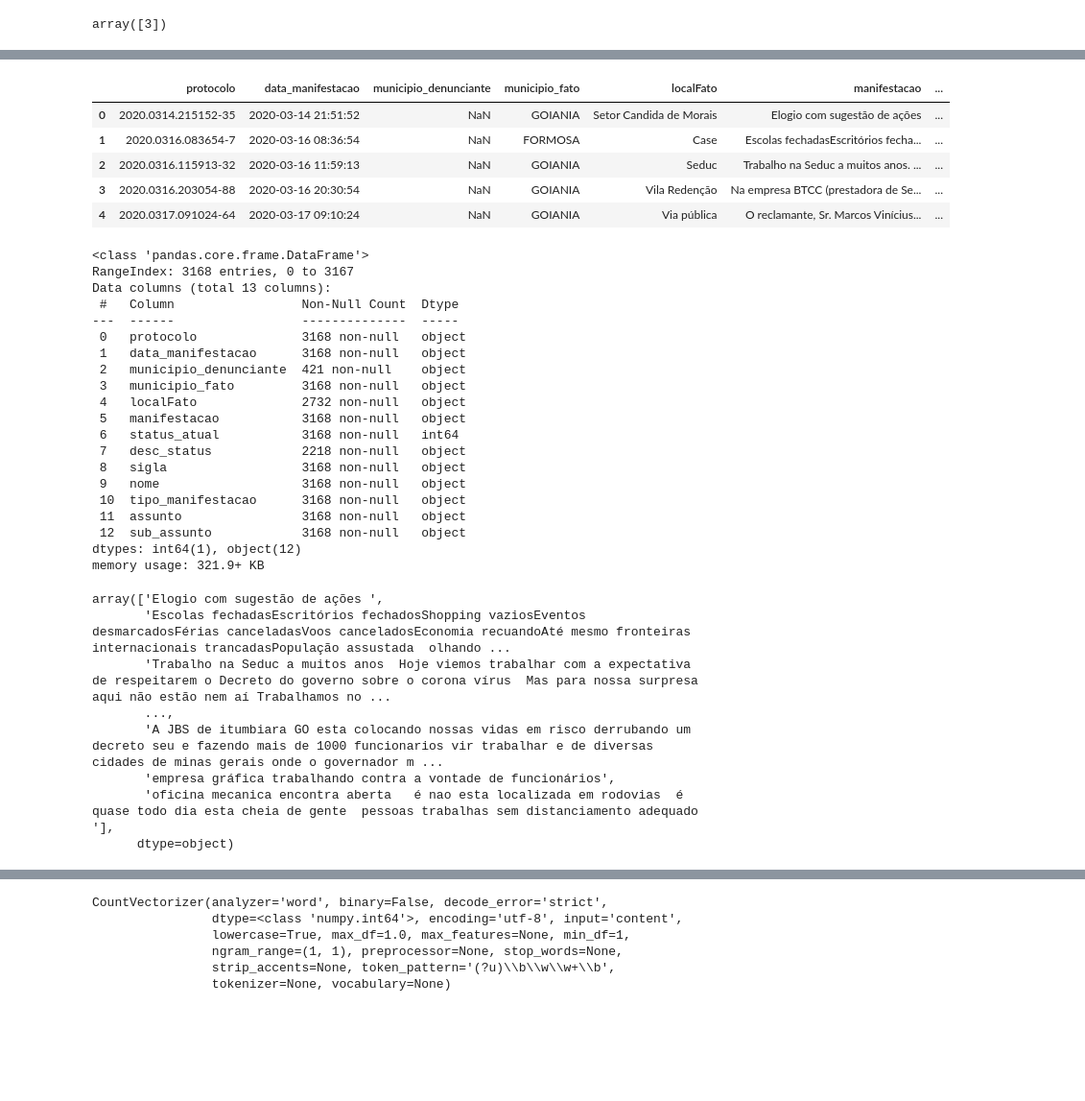
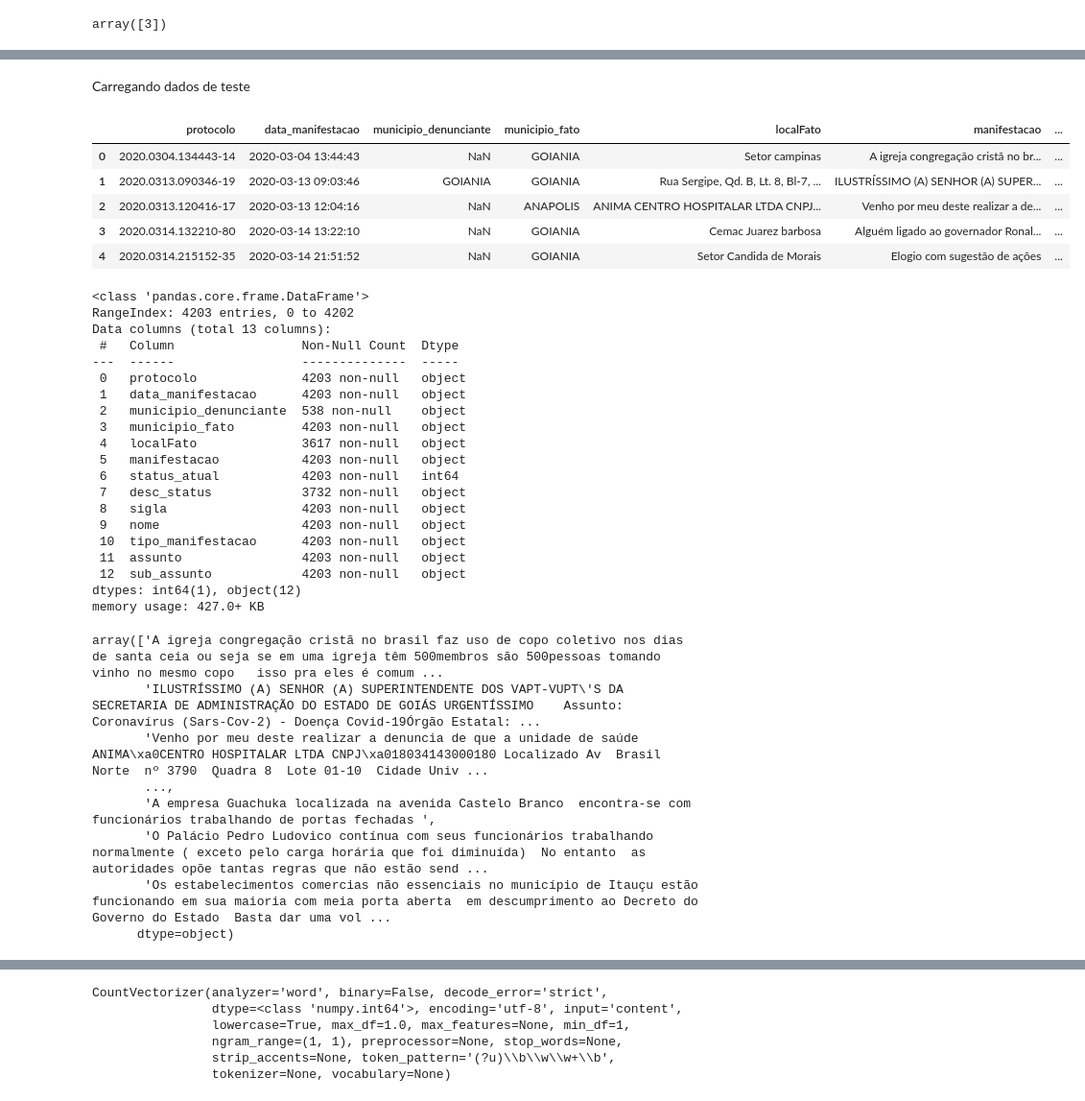
Before and after one commit to ferreirabruno7/Text_analyze, a Jupyter notebook: previsão_cluster_texto_covid_19.ipynb, the cells around one changed output, grey strips where cells are left out. Shown: that part at 96% size. Cells and saved outputs as stored; diff of their text form; code cells hidden in the pictures; blank space fills up the shorter version.

```diff
--- a/previsão_cluster_texto_covid_19.ipynb
+++ b/previsão_cluster_texto_covid_19.ipynb
@@ -357,36 +363,39 @@ weighted avg       0.80      0.78      0.79      2129
+# %% [markdown]
+Carregando dados de teste
 # %%
-comentarios_teste = pd.read_csv("/content/drive/My Drive/Colab Notebooks/manifestacao_10.csv", delimiter = ';', encoding='iso-8859-1')
+#carregar dados de testes
+comentarios_teste = pd.read_csv("/content/drive/My Drive/Colab Notebooks/manifestacao_15.csv", delimiter = ';', encoding='iso-8859-1')
 comentarios_teste.head()
 # %% [output]
 |  | protocolo | data_manifestacao | municipio_denunciante | municipio_fato | localFato | manifestacao | ... |
-| 0 | 2020.0314.215152-35 | 2020-03-14 21:51:52 | NaN | GOIANIA | Setor Candida de Morais | Elogio com sugestão de ações | ... |
-| 1 | 2020.0316.083654-7 | 2020-03-16 08:36:54 | NaN | FORMOSA | Case | Escolas fechadasEscritórios fecha... | ... |
-| 2 | 2020.0316.115913-32 | 2020-03-16 11:59:13 | NaN | GOIANIA | Seduc | Trabalho na Seduc a muitos anos. ... | ... |
-| 3 | 2020.0316.203054-88 | 2020-03-16 20:30:54 | NaN | GOIANIA | Vila Redenção | Na empresa BTCC (prestadora de Se... | ... |
-| 4 | 2020.0317.091024-64 | 2020-03-17 09:10:24 | NaN | GOIANIA | Via pública | O reclamante, Sr. Marcos Vinícius... | ... |
+| 0 | 2020.0304.134443-14 | 2020-03-04 13:44:43 | NaN | GOIANIA | Setor campinas | A igreja congregação cristã no br... | ... |
+| 1 | 2020.0313.090346-19 | 2020-03-13 09:03:46 | GOIANIA | GOIANIA | Rua Sergipe, Qd. B, Lt. 8, Bl-7, ... | ILUSTRÍSSIMO (A) SENHOR (A) SUPER... | ... |
+| 2 | 2020.0313.120416-17 | 2020-03-13 12:04:16 | NaN | ANAPOLIS | ANIMA CENTRO HOSPITALAR LTDA CNPJ... | Venho por meu deste realizar a de... | ... |
+| 3 | 2020.0314.132210-80 | 2020-03-14 13:22:10 | NaN | GOIANIA | Cemac Juarez barbosa | Alguém ligado ao governador Ronal... | ... |
+| 4 | 2020.0314.215152-35 | 2020-03-14 21:51:52 | NaN | GOIANIA | Setor Candida de Morais | Elogio com sugestão de ações | ... |
 # %%
 comentarios_teste.info()
 # %% [output]
 <class 'pandas.core.frame.DataFrame'>
-RangeIndex: 3168 entries, 0 to 3167
+RangeIndex: 4203 entries, 0 to 4202
 Data columns (total 13 columns):
  #   Column                 Non-Null Count  Dtype
 ---  ------                 --------------  -----
- 0   protocolo              3168 non-null   object
- 1   data_manifestacao      3168 non-null   object
- 2   municipio_denunciante  421 non-null    object
- 3   municipio_fato         3168 non-null   object
- 4   localFato              2732 non-null   object
- 5   manifestacao           3168 non-null   object
- 6   status_atual           3168 non-null   int64
- 7   desc_status            2218 non-null   object
- 8   sigla                  3168 non-null   object
- 9   nome                   3168 non-null   object
- 10  tipo_manifestacao      3168 non-null   object
- 11  assunto                3168 non-null   object
- 12  sub_assunto            3168 non-null   object
+ 0   protocolo              4203 non-null   object
+ 1   data_manifestacao      4203 non-null   object
+ 2   municipio_denunciante  538 non-null    object
+ 3   municipio_fato         4203 non-null   object
+ 4   localFato              3617 non-null   object
+ 5   manifestacao           4203 non-null   object
+ 6   status_atual           4203 non-null   int64
+ 7   desc_status            3732 non-null   object
+ 8   sigla                  4203 non-null   object
+ 9   nome                   4203 non-null   object
+ 10  tipo_manifestacao      4203 non-null   object
+ 11  assunto                4203 non-null   object
+ 12  sub_assunto            4203 non-null   object
 dtypes: int64(1), object(12)
-memory usage: 321.9+ KB
+memory usage: 427.0+ KB
 # %%
 comentarios_teste['new_manifestacao'] = comentarios_teste.manifestacao.apply(pre_process)
 # %%
@@ -395,13 +404,13 @@ texto_2 = comentarios_teste['new_manifestacao'].values
 corpus_2 = comentarios_teste.new_manifestacao.values
 corpus_2
 # %% [output]
-array(['Elogio com sugestão de ações ',
-       'Escolas fechadasEscritórios fechadosShopping vaziosEventos desmarcadosFérias canceladasVoos canceladosEconomia recuandoAté mesmo fronteiras internacionais trancadasPopulação assustada  olhando ...
-       'Trabalho na Seduc a muitos anos  Hoje viemos trabalhar com a expectativa de respeitarem o Decreto do governo sobre o corona vírus  Mas para nossa surpresa  aqui não estão nem aí Trabalhamos no ...
+array(['A igreja congregação cristã no brasil faz uso de copo coletivo nos dias de santa ceia ou seja se em uma igreja têm 500membros são 500pessoas tomando vinho no mesmo copo   isso pra eles é comum ...
+       'ILUSTRÍSSIMO (A) SENHOR (A) SUPERINTENDENTE DOS VAPT-VUPT\'S DA SECRETARIA DE ADMINISTRAÇÃO DO ESTADO DE GOIÁS URGENTÍSSIMO    Assunto: Coronavírus (Sars-Cov-2) - Doença Covid-19Órgão Estatal: ...
+       'Venho por meu deste realizar a denuncia de que a unidade de saúde ANIMA\xa0CENTRO HOSPITALAR LTDA CNPJ\xa018034143000180 Localizado Av  Brasil Norte  nº 3790  Quadra 8  Lote 01-10  Cidade Univ ...
        ...,
-       'A JBS de itumbiara GO esta colocando nossas vidas em risco derrubando um decreto seu e fazendo mais de 1000 funcionarios vir trabalhar e de diversas cidades de minas gerais onde o governador m ...
-       'empresa gráfica trabalhando contra a vontade de funcionários',
-       'oficina mecanica encontra aberta   é nao esta localizada em rodovias  é quase todo dia esta cheia de gente  pessoas trabalhas sem distanciamento adequado  '],
+       'A empresa Guachuka localizada na avenida Castelo Branco  encontra-se com funcionários trabalhando de portas fechadas ',
+       'O Palácio Pedro Ludovico contínua com seus funcionários trabalhando normalmente ( exceto pelo carga horária que foi diminuída)  No entanto  as autoridades opõe tantas regras que não estão send ...
+       'Os estabelecimentos comercias não essenciais no município de Itauçu estão funcionando em sua maioria com meia porta aberta  em descumprimento ao Decreto do Governo do Estado  Basta dar uma vol ...
       dtype=object)
 # %%
 corpus_2.reshape(1, -1)
```
Also changed, not shown: parts of 34 cells of this notebook.
